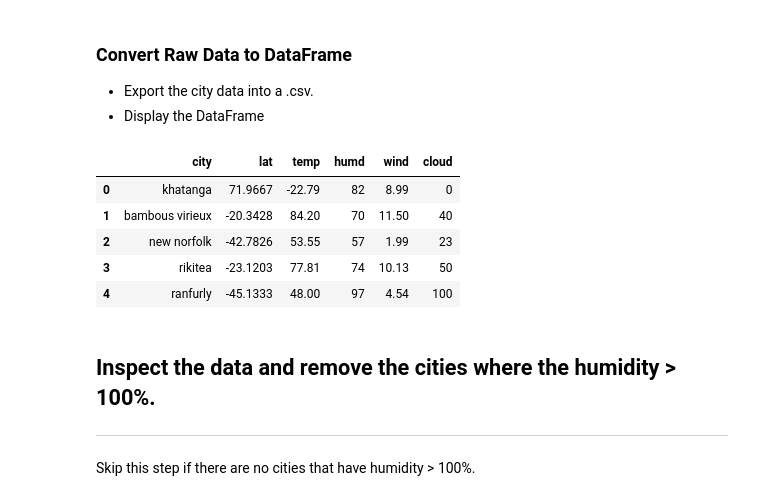
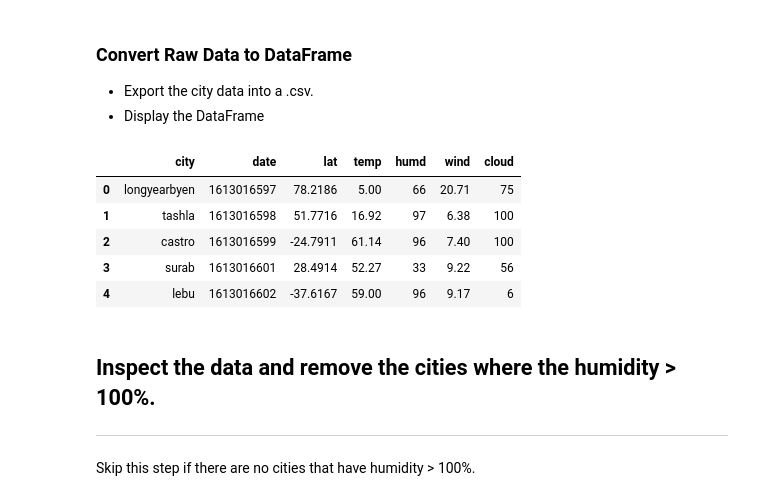
Before and after one commit to tonju27/python-api-challenge, a Jupyter notebook: WeatherPy/WeatherPy.ipynb, the cells around one changed output. Drawn from its saved outputs; the diff is of its cells as text; code cells hidden in the pictures.

```diff
--- a/WeatherPy/WeatherPy.ipynb
+++ b/WeatherPy/WeatherPy.ipynb
@@ -107,25 +153,28 @@ print(cloud)
 # %%
 # Export the city data into a .csv
 
 # create a data frame from cities, lat, and temp
-weather_data = {
+weather_df = dict({
     "city": city,
+    "date": date,
     "lat": lat,
     "temp": temp,
     "humd": humd,
     "wind": wind,
     "cloud": cloud
-}
-weather_data = pd.DataFrame(weather_data)
+})
+
+weather_data = pd.DataFrame.from_dict(weather_df)
+# weather_data = weather_data.transpose()
 weather_data.to_csv("Weather_Data.csv", index=False)
 weather_data.head()
 # %% [output]
-|  | city | lat | temp | humd | wind | cloud |
-| 0 | khatanga | 71.9667 | -22.79 | 82 | 8.99 | 0 |
-| 1 | bambous virieux | -20.3428 | 84.20 | 70 | 11.50 | 40 |
-| 2 | new norfolk | -42.7826 | 53.55 | 57 | 1.99 | 23 |
-| 3 | rikitea | -23.1203 | 77.81 | 74 | 10.13 | 50 |
-| 4 | ranfurly | -45.1333 | 48.00 | 97 | 4.54 | 100 |
+|  | city | date | lat | temp | humd | wind | cloud |
+| 0 | longyearbyen | 1613016597 | 78.2186 | 5.00 | 66 | 20.71 | 75 |
+| 1 | tashla | 1613016598 | 51.7716 | 16.92 | 97 | 6.38 | 100 |
+| 2 | castro | 1613016599 | -24.7911 | 61.14 | 96 | 7.40 | 100 |
+| 3 | surab | 1613016601 | 28.4914 | 52.27 | 33 | 9.22 | 56 |
+| 4 | lebu | 1613016602 | -37.6167 | 59.00 | 96 | 9.17 | 6 |
 # %% [markdown]
 ## Inspect the data and remove the cities where the humidity > 100%.
 ----
```
Also changed, not shown: parts of 17 cells of this notebook, 5 other files.
